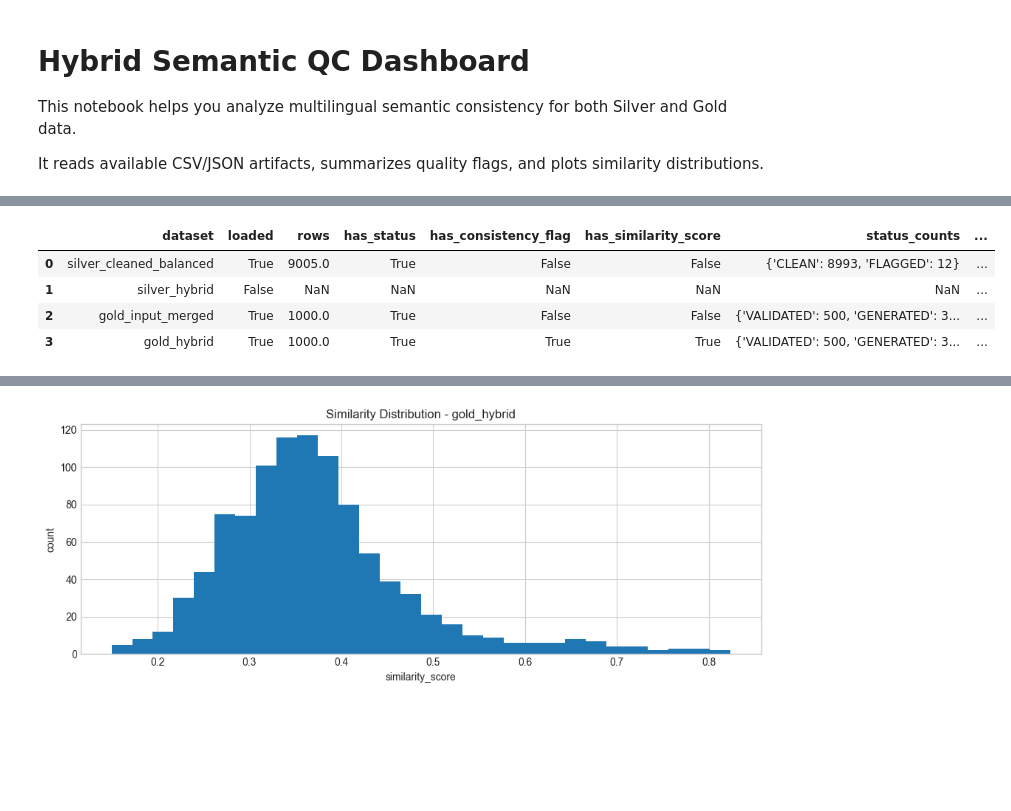
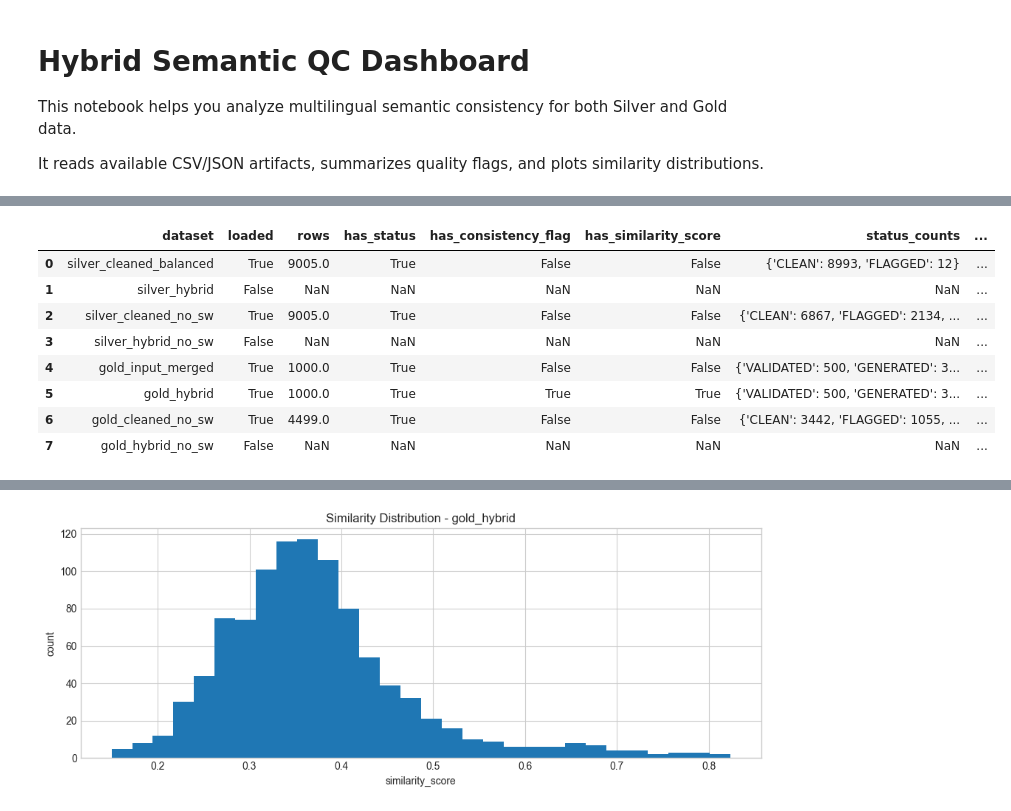
Before and after one commit to chaimaeelmounjali/Translation-NLP-Project, a Jupyter notebook: Hybrid_Semantic_QC_Visualization.ipynb, the cells around one changed output, grey strips where cells are left out. Cells and saved outputs as stored; diff of their text form; code cells hidden in the pictures; blank space fills up the shorter version.

```diff
--- a/Hybrid_Semantic_QC_Visualization.ipynb
+++ b/Hybrid_Semantic_QC_Visualization.ipynb
@@ -20,9 +20,15 @@ PATHS = {
     'silver_cleaned_balanced_csv': BASE / 'artifacts/silver_shard_3_cleaned/silver_shard_3.corrected.cleaned.balanced.csv',
     'silver_hybrid_csv': BASE / 'artifacts/silver_shard_3_qc/silver_shard_3.hybrid.corrected.csv',
     'silver_hybrid_report': BASE / 'artifacts/silver_shard_3_qc/silver_shard_3.hybrid.report.json',
+    'silver_cleaned_no_sw_csv': BASE / 'artifacts/silver_shard_3_cleaned_no_sw/silver_shard_3.corrected.cleaned.no_sw.csv',
+    'silver_hybrid_no_sw_csv': BASE / 'artifacts/silver_shard_3_qc_no_sw/silver_shard_3.hybrid.noswl.csv',
+    'silver_hybrid_no_sw_report': BASE / 'artifacts/silver_shard_3_qc_no_sw/silver_shard_3.hybrid.report.noswl.json',
     'gold_input_merged_csv': BASE / 'artifacts/gold_shard_3_merge/gold_shard_3.corrected.merged.csv',
     'gold_hybrid_csv': BASE / 'artifacts/gold_shard_3_merge/gold_shard_3.hybrid.corrected.csv',
     'gold_hybrid_report': BASE / 'artifacts/gold_shard_3_merge/gold_shard_3.hybrid.report.json',
+    'gold_cleaned_no_sw_csv': BASE / 'artifacts/gold_shard_3_cleaned_no_sw/gold_shard_3.corrected.cleaned.no_sw.csv',
+    'gold_hybrid_no_sw_csv': BASE / 'artifacts/gold_shard_3_qc_no_sw/gold_shard_3.hybrid.noswl.csv',
+    'gold_hybrid_no_sw_report': BASE / 'artifacts/gold_shard_3_qc_no_sw/gold_shard_3.hybrid.report.noswl.json',
 }
 
 availability = pd.DataFrame(
@@ -53,13 +65,19 @@ def load_json_safe(path: Path):
 dataframes = {
     'silver_cleaned_balanced': load_csv_safe(PATHS['silver_cleaned_balanced_csv']),
     'silver_hybrid': load_csv_safe(PATHS['silver_hybrid_csv']),
+    'silver_cleaned_no_sw': load_csv_safe(PATHS['silver_cleaned_no_sw_csv']),
+    'silver_hybrid_no_sw': load_csv_safe(PATHS['silver_hybrid_no_sw_csv']),
     'gold_input_merged': load_csv_safe(PATHS['gold_input_merged_csv']),
     'gold_hybrid': load_csv_safe(PATHS['gold_hybrid_csv']),
+    'gold_cleaned_no_sw': load_csv_safe(PATHS['gold_cleaned_no_sw_csv']),
+    'gold_hybrid_no_sw': load_csv_safe(PATHS['gold_hybrid_no_sw_csv']),
 }
 
 reports = {
     'silver_hybrid_report': load_json_safe(PATHS['silver_hybrid_report']),
+    'silver_hybrid_no_sw_report': load_json_safe(PATHS['silver_hybrid_no_sw_report']),
     'gold_hybrid_report': load_json_safe(PATHS['gold_hybrid_report']),
+    'gold_hybrid_no_sw_report': load_json_safe(PATHS['gold_hybrid_no_sw_report']),
 }
 
 def summarize_df(name, df):
@@ -68,35 +86,39 @@ def summarize_df(name, df):
 
     row = {
         'dataset': name,
         'loaded': True,
         'rows': int(len(df)),
         'has_status': 'status' in df.columns,
         'has_consistency_flag': 'consistency_flag' in df.columns,
         'has_similarity_score': 'similarity_score' in df.columns,
     }
 
     if 'status' in df.columns:
         counts = df['status'].fillna('NA').value_counts().to_dict()
         row['status_counts'] = counts
 
     if 'consistency_flag' in df.columns:
         counts = df['consistency_flag'].fillna('NA').value_counts().to_dict()
         row['consistency_flag_counts'] = counts
 
     if 'similarity_score' in df.columns:
         sim = pd.to_numeric(df['similarity_score'], errors='coerce')
         row['avg_similarity'] = float(sim.mean()) if sim.notna().any() else None
 
     return row
 
 summary_df = pd.DataFrame([summarize_df(name, df) for name, df in dataframes.items()])
 summary_df
 # %% [output]
 |  | dataset | loaded | rows | has_status | has_consistency_flag | has_similarity_score | status_counts | ... |
 | 0 | silver_cleaned_balanced | True | 9005.0 | True | False | False | {'CLEAN': 8993, 'FLAGGED': 12} | ... |
 | 1 | silver_hybrid | False | NaN | NaN | NaN | NaN | NaN | ... |
-| 2 | gold_input_merged | True | 1000.0 | True | False | False | {'VALIDATED': 500, 'GENERATED': 3... | ... |
-| 3 | gold_hybrid | True | 1000.0 | True | True | True | {'VALIDATED': 500, 'GENERATED': 3... | ... |
+| 2 | silver_cleaned_no_sw | True | 9005.0 | True | False | False | {'CLEAN': 6867, 'FLAGGED': 2134, ... | ... |
+| 3 | silver_hybrid_no_sw | False | NaN | NaN | NaN | NaN | NaN | ... |
+| 4 | gold_input_merged | True | 1000.0 | True | False | False | {'VALIDATED': 500, 'GENERATED': 3... | ... |
+| 5 | gold_hybrid | True | 1000.0 | True | True | True | {'VALIDATED': 500, 'GENERATED': 3... | ... |
+| 6 | gold_cleaned_no_sw | True | 4499.0 | True | False | False | {'CLEAN': 3442, 'FLAGGED': 1055, ... | ... |
+| 7 | gold_hybrid_no_sw | False | NaN | NaN | NaN | NaN | NaN | ... |
 # %%
 plot_items = []
 for name, df in dataframes.items():
```
Also changed, not shown: parts of 8 cells of this notebook, 44 other files.
